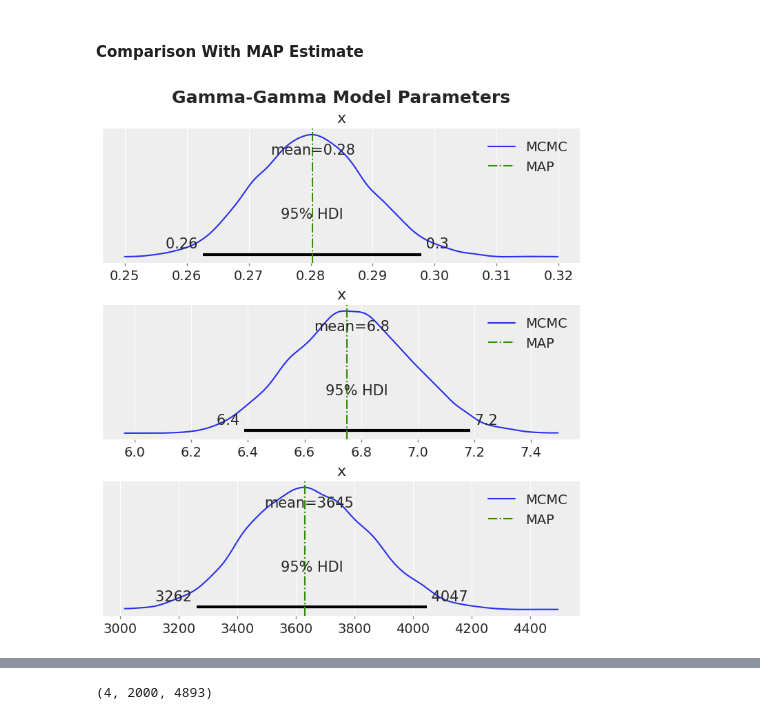
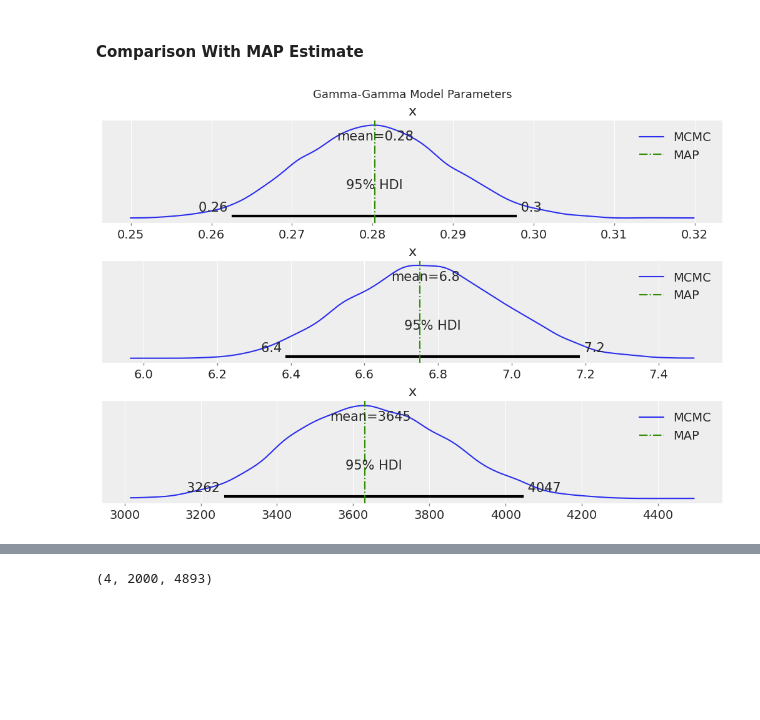
Before and after one commit to yangwu1227/python-for-machine-learning, a Jupyter notebook: applied_statistics/projects/credit_card_clv_pymc/notebooks/clv_modeling.ipynb, the cells around one changed output, grey strips where cells are left out. Saved outputs shown, nothing was run; the diff lists cells and outputs as text; code cells hidden in the pictures; blank space fills up the shorter version.

```diff
--- a/applied_statistics/projects/credit_card_clv_pymc/notebooks/clv_modeling.ipynb
+++ b/applied_statistics/projects/credit_card_clv_pymc/notebooks/clv_modeling.ipynb
@@ -1143,22 +1262,25 @@ plt.gcf().suptitle("Gamma-Gamma Model Trace", fontsize=18, fontweight="bold");
 #### Comparison With MAP Estimate
 # %%
 fig, axes = plt.subplots(
-    nrows=3, ncols=1, figsize=(7, 8), sharex=False, sharey=False, layout="constrained"
+    nrows=3, ncols=1, figsize=(10, 7), sharex=False, sharey=False, layout="constrained"
 )
 
 for i, var_name in enumerate(["p", "q", "v"]):
     ax = axes[i]
     az.plot_posterior(
         idata_mcmc.posterior[var_name].values.flatten(),
         color="C0",
         point_estimate="mean",
         hdi_prob=0.95,
         ax=ax,
         label="MCMC",
     )
     ax.axvline(x=idata_map[var_name].item(), color="C2", linestyle="-.", label="MAP")
     ax.legend(loc="upper right")
 
-plt.gcf().suptitle("Gamma-Gamma Model Parameters", fontsize=18, fontweight="bold");
+plt.gcf().suptitle(
+    "Gamma-Gamma Model Parameters",
+    fontsize=13,
+);
 # %% [output]
-[figure, old version]
+[figure, new version]
```
Also changed, not shown: parts of 77 cells of this notebook, 1 other file.
